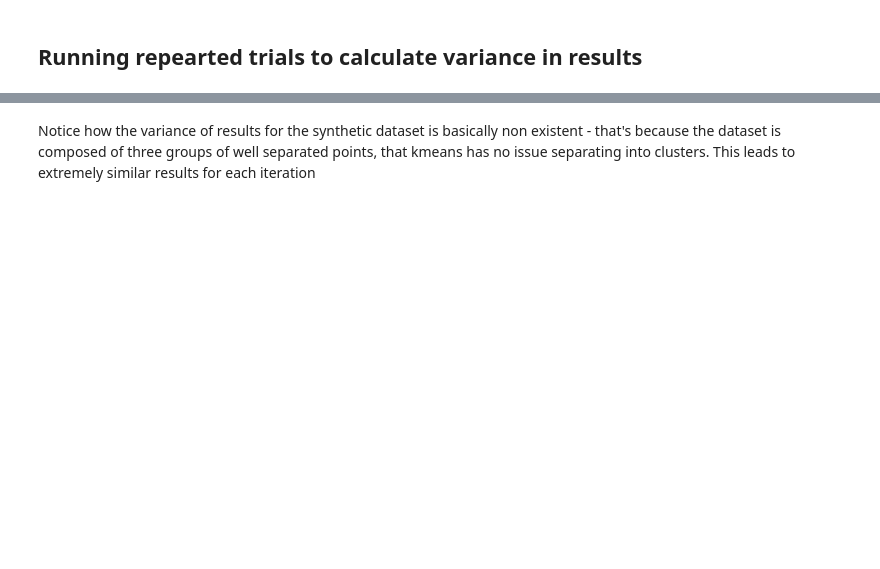
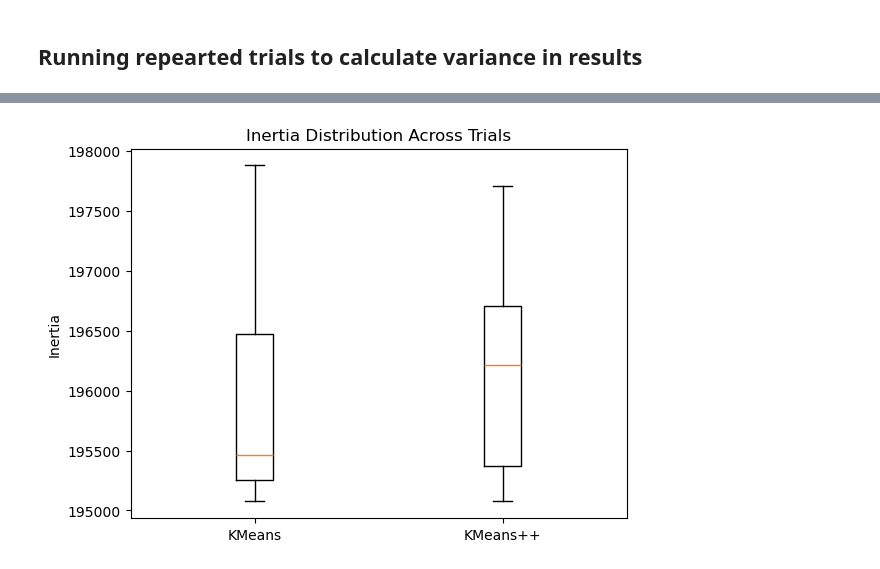
Before and after one commit to FeMaspe02/MLProject_MasperoFederico, a Jupyter notebook: MLProject.ipynb, the cells around one changed output, grey strips where cells are left out. Cells and saved outputs as stored; diff of their text form; code cells hidden in the pictures; blank space fills up the shorter version.

```diff
--- a/MLProject.ipynb
+++ b/MLProject.ipynb
@@ -342,2 +278,9 @@ Var: 383297.38110248814
-# %% [markdown]
-Notice how the variance of results for the synthetic dataset is basically non existent - that's because the dataset is composed of three groups of well separated points, that kmeans has no issue separating into clusters. This leads to extremely similar results for each iteration
+# %%
+plt.boxplot([inertias_real, inertias_real_plus_plus],
+            tick_labels=["KMeans", "KMeans++"])
+
+plt.ylabel("Inertia")
+plt.title("Inertia Distribution Across Trials")
+plt.show()
+# %% [output]
+[figure, added]
```
Also changed, not shown: parts of 13 cells of this notebook.
